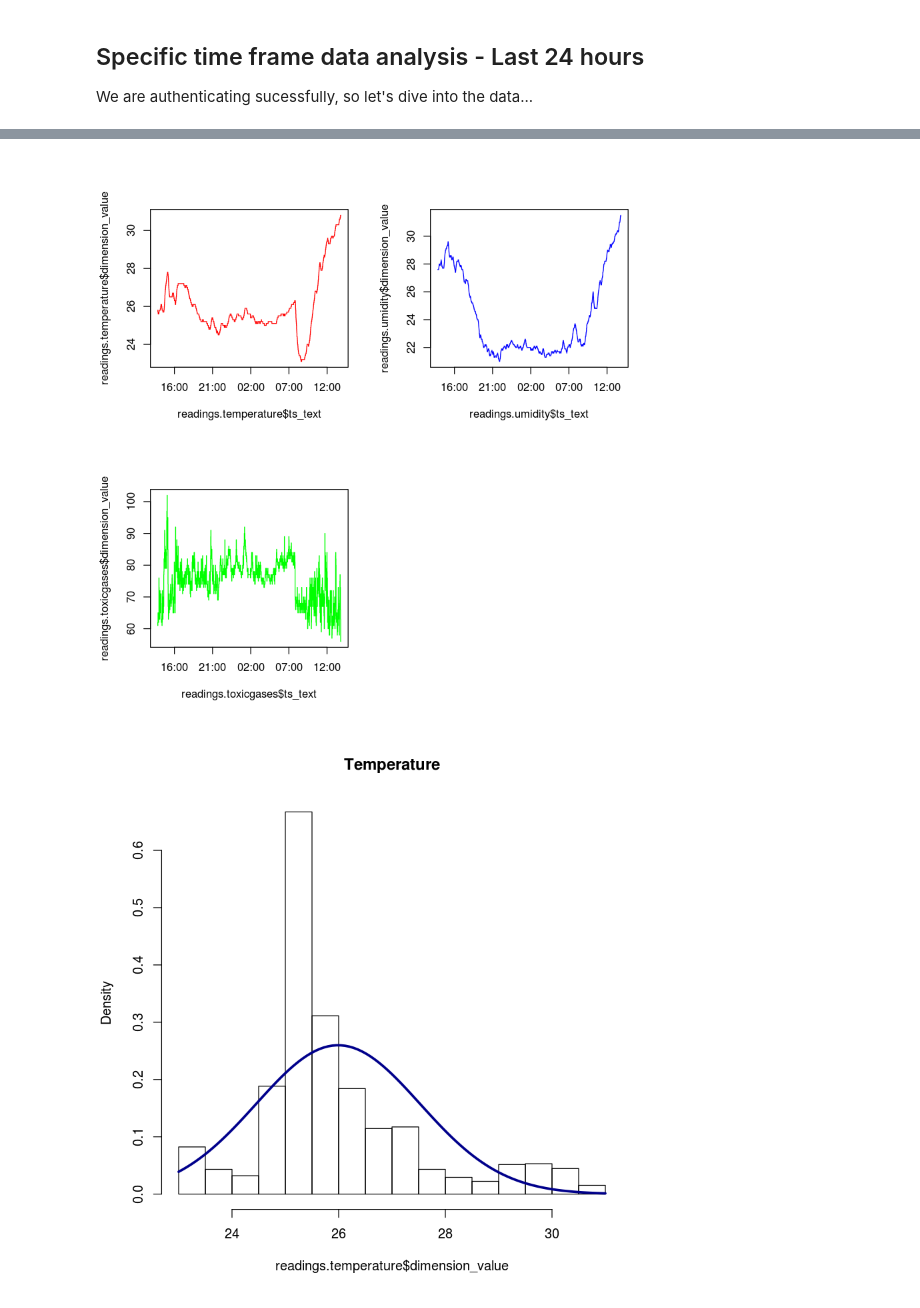
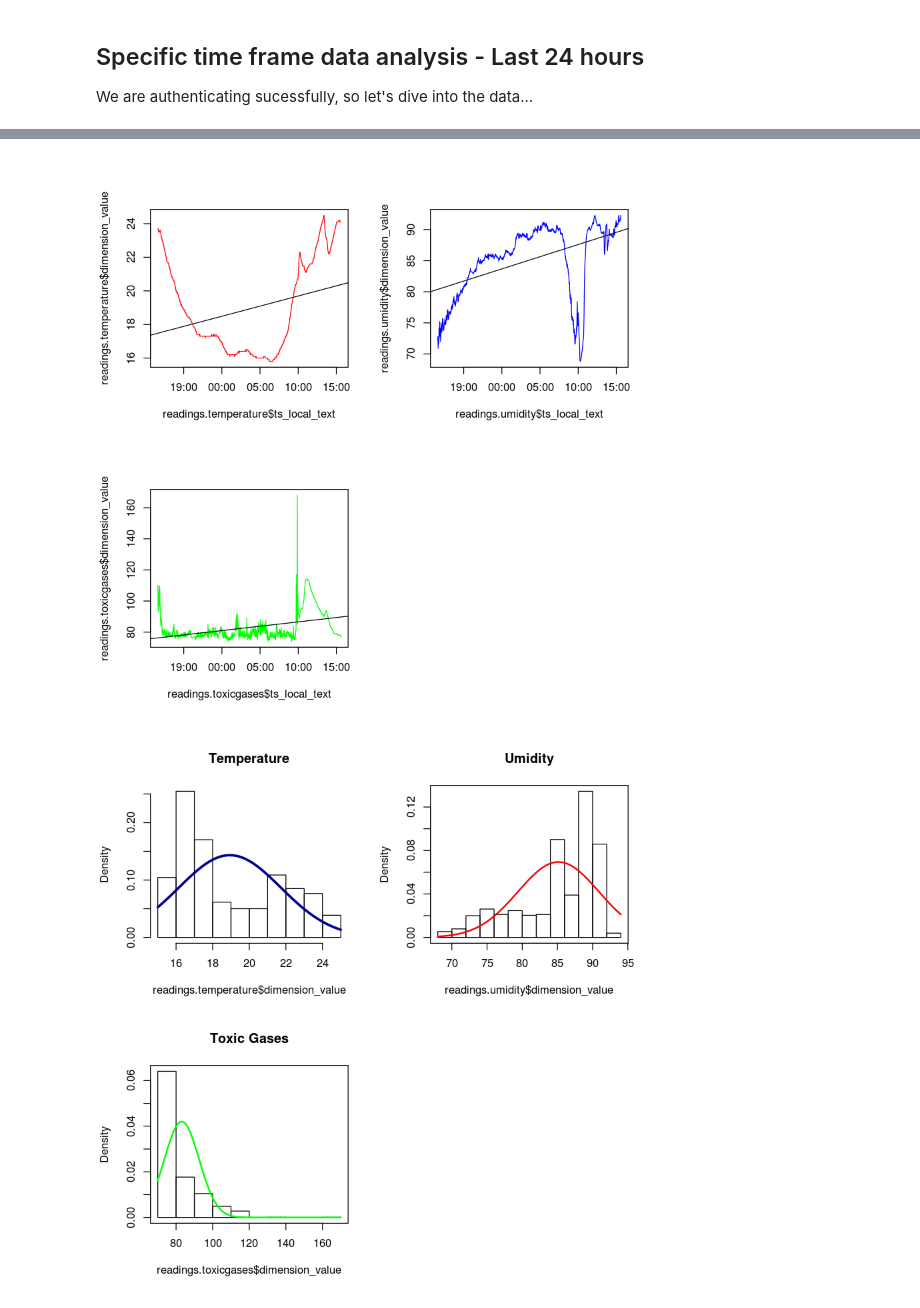
Before and after one commit to agrinessedge/portia-iot, a Jupyter notebook: examples/R.ipynb, the cells around one changed output, grey strips where cells are left out. Drawn from its saved outputs; the diff is of its cells as text; code cells hidden in the pictures.

```diff
--- a/examples/R.ipynb
+++ b/examples/R.ipynb
@@ -37,7 +36,7 @@ summary(readings.temperature$dimension_value)
 We are authenticating sucessfully, so let's dive into the data...
 # %%
 headers <- httr::add_headers(Authorization = "Bearer bdb6e780b43011e7af0b67cba486057b", Accept = "text/csv")
-params  <- list(order = "-1")
+# params  <- list(order = "-1", from_timestamp ="1483228800000", to_timestamp="1510074561000")
 
 response <- httr::GET("http://io.portia.supe.solutions/api/v1/device/HytTDwUp-j8yrsh8e/port/1/sensor/1", headers, query = params)
 content               = httr::content(response, "text", encoding = "UTF-8")
@@ -50,5 +49,5 @@ summary(readings.temperature$dimension_value)
 # %%
-response <- httr::GET("http://io.portia.supe.solutions/api/v1/device/HytTDwUp-j8yrsh8e/port/2/sensor/1", headers, query = params)
+response <- httr::GET("http://io.portia.supe.solutions/api/v1/device/HytTDwUp-j8yrsh8e/port/1/sensor/2", headers, query = params)
 content           = httr::content(response, "text", encoding = "UTF-8")
 readings.umidity  = read.csv(text=content, sep=";")
 
@@ -68,12 +67,9 @@ summary(readings.toxicgases$dimension_value)
 # %%
-readings.temperature <- transform(readings.temperature, ts     = server_timestamp / 1000, ts_local = package_local_timestamp / 1000, ts_text = as.POSIXct(server_timestamp / 1000, origin="1970-01-01" ) )
+readings.temperature <- transform(readings.temperature, ts_server     = server_timestamp / 1000, ts_local = package_local_timestamp / 1000, ts_server_text = as.POSIXct(server_timestamp / 1000, origin="1970-01-01" ), ts_local_text = as.POSIXct(package_local_timestamp / 1000, origin="1970-01-01" ) )
 readings.temperature <- subset(   readings.temperature, select = -c( X, dimension_code, dimension_unity_code, dimension_thing_code, package_device_hash, dimension_port_id, dimension_sensor_id, package_local_timestamp, package_local_timestamp, server_timestamp))
-readings.temperature <- subset(   readings.temperature, ts     > 1508536800)
 
-readings.umidity     <- transform(readings.umidity, ts         = server_timestamp / 1000, ts_local = package_local_timestamp / 1000, ts_text = as.POSIXct(server_timestamp / 1000, origin="1970-01-01" ) )
+readings.umidity     <- transform(readings.umidity, ts_server         = server_timestamp / 1000, ts_local = package_local_timestamp / 1000, ts_server_text = as.POSIXct(server_timestamp / 1000, origin="1970-01-01" ), ts_local_text = as.POSIXct(package_local_timestamp / 1000, origin="1970-01-01" )  )
 readings.umidity     <- subset(   readings.umidity, select     = -c( X, dimension_code, dimension_unity_code, dimension_thing_code, package_device_hash, dimension_port_id, dimension_sensor_id, package_local_timestamp, package_local_timestamp, server_timestamp))
-readings.umidity     <- subset(   readings.umidity, ts         > 1508536800)
 
-readings.toxicgases     <- transform(readings.toxicgases, ts         = server_timestamp / 1000, ts_local = package_local_timestamp / 1000, ts_text = as.POSIXct(server_timestamp / 1000, origin="1970-01-01" ) )
+readings.toxicgases     <- transform(readings.toxicgases, ts_server         = server_timestamp / 1000, ts_local = package_local_timestamp / 1000, ts_server_text = as.POSIXct(server_timestamp / 1000, origin="1970-01-01" ),ts_local_text = as.POSIXct(package_local_timestamp / 1000, origin="1970-01-01" )  )
 readings.toxicgases     <- subset(   readings.toxicgases, select     = -c( X, dimension_code, dimension_unity_code, dimension_thing_code, package_device_hash, dimension_port_id, dimension_sensor_id, package_local_timestamp, package_local_timestamp, server_timestamp))
-readings.toxicgases     <- subset(   readings.toxicgases, ts         > 1508536800)
@@ -152,7 +75,0 @@ lines(diff_ts_local_umidity, type = "l", col = "green")
-# %%
-summary(readings.temperature$dimension_value)
-plot(readings.temperature$ts_text,readings.temperature$dimension_value, "s", col="red")
-readings.temperature$index <- seq.int(nrow(readings.temperature))
-linear.model = lm(readings.temperature$dimension_value ~ readings.temperature$ts)
-abline(linear.model)
-# plot(readings.temperature$ts_text,readings.temperature$dimension_value, "o",  col="red")
@@ -179,14 +136,40 @@ plot(readings.toxicgases$ts_text,readings.toxicgases$dimension_value, "s",  col=
 # %%
+#summary(readings.temperature$dimension_value)
+
 par(mfrow=c(2,2))
-plot(readings.temperature$ts_text,readings.temperature$dimension_value, "s", col="red")
-plot(readings.umidity$ts_text,readings.umidity$dimension_value, "s",  col="blue")
-plot(readings.toxicgases$ts_text,readings.toxicgases$dimension_value, "s",  col="green")
+
+plot(readings.temperature$ts_local_text,readings.temperature$dimension_value, "l", col="red")
+linear.model = lm(readings.temperature$dimension_value ~ readings.temperature$ts_local)
+abline(linear.model)
+
+#summary(readings.umidity$dimension_value)
+plot(readings.umidity$ts_local_text,readings.umidity$dimension_value, "l",  col="blue")
+linear.model = lm(readings.umidity$dimension_value ~ readings.umidity$ts_local)
+abline(linear.model)
+
+#summary(readings.toxicgases$dimension_value)
+plot(readings.toxicgases$ts_local_text,readings.toxicgases$dimension_value, "l",  col="green")
+linear.model = lm(readings.toxicgases$dimension_value ~ readings.toxicgases$ts_local)
+abline(linear.model)
 # %% [output]
-[figure, old version]
+[figure, new version]
 # %%
+par(mfrow=c(2,2))
+
 m  <-mean(readings.temperature$dimension_value);
 std<-sqrt(var(readings.temperature$dimension_value))
 hist(readings.temperature$dimension_value,prob=T,main="Temperature")
 curve(dnorm(x, mean=m, sd=std), col="darkblue", lwd=3, add=TRUE)
+
+m<-mean(readings.umidity$dimension_value);std<-sqrt(var(readings.umidity$dimension_value))
+hist(readings.umidity$dimension_value,prob=T,main="Umidity")
+curve(dnorm(x, mean=m, sd=std), col="red", lwd=2, add=TRUE)
+box()
+
+
+m<-mean(readings.toxicgases$dimension_value);std<-sqrt(var(readings.toxicgases$dimension_value))
+hist(readings.toxicgases$dimension_value,prob=T,main="Toxic Gases")
+curve(dnorm(x, mean=m, sd=std), col="green", lwd=2, add=TRUE)
+box()
 # %% [output]
-[figure, old version]
+[figure, new version]
```
Also changed, not shown: parts of 19 cells of this notebook, 1 other file.
